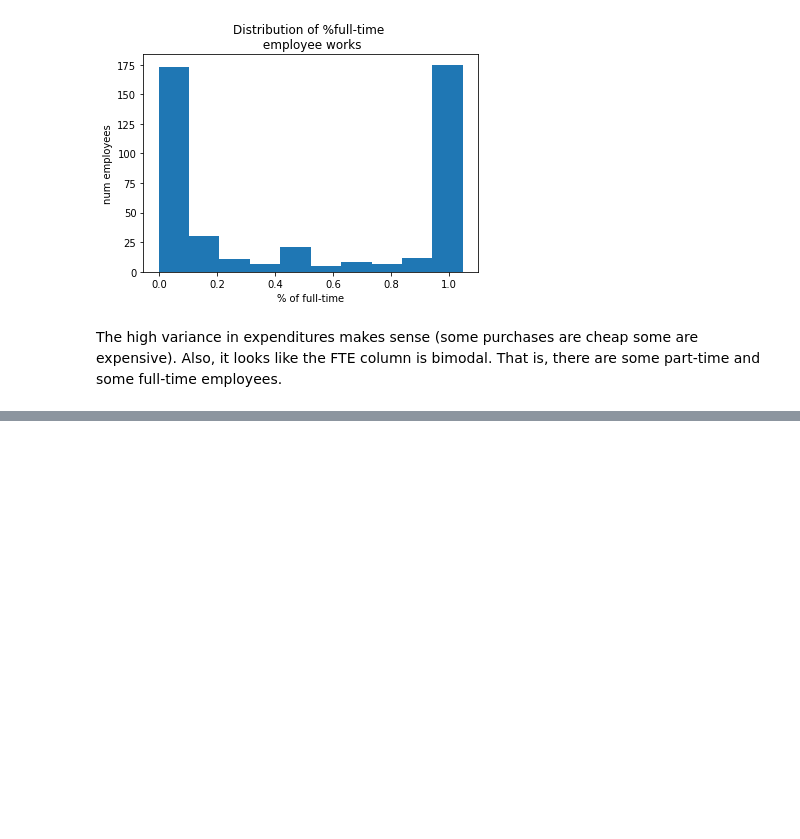
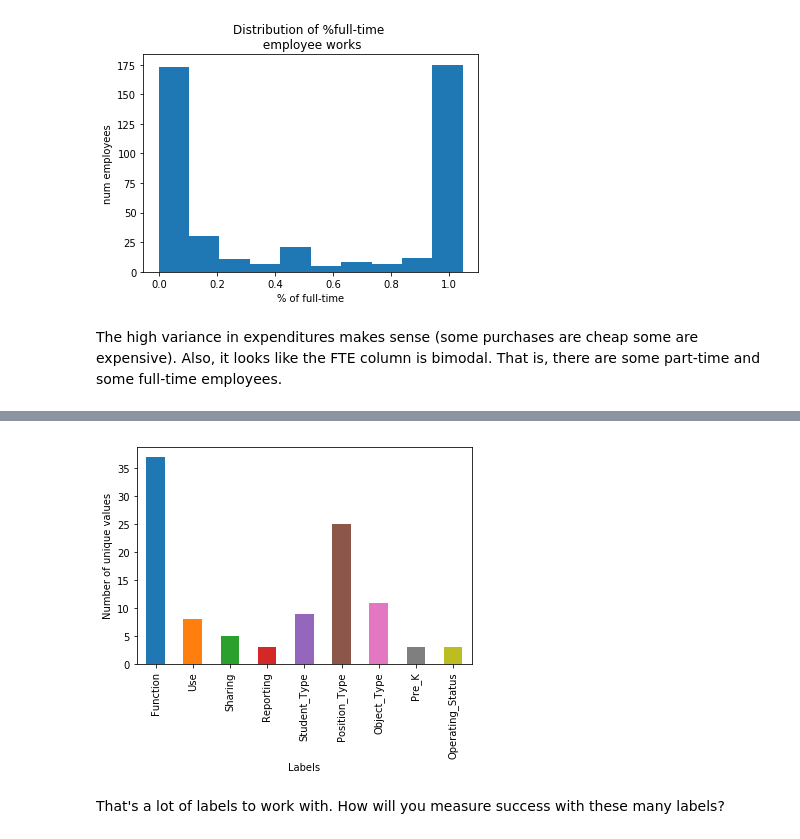
Before and after one commit to mitabunov/DataCamp_pony, a Jupyter notebook: 18_Machine_Learning_with_the_Experts-School_Budgets/01_Exploring_the_raw_data.ipynb, the cells around one changed output, grey strips where cells are left out. Saved outputs shown, nothing was run; the diff lists cells and outputs as text; code cells hidden in the pictures; blank space fills up the shorter version.

```diff
--- a/18_Machine_Learning_with_the_Experts-School_Budgets/01_Exploring_the_raw_data.ipynb
+++ b/18_Machine_Learning_with_the_Experts-School_Budgets/01_Exploring_the_raw_data.ipynb
@@ -135,0 +174,13 @@ The high variance in expenditures makes sense (some purchases are cheap some are
+# %%
+# Load labels corresponding to object types
+LABELS = ['Function', 'Use', 'Sharing', 'Reporting', 'Student_Type',
+          'Position_Type', 'Object_Type',  'Pre_K', 'Operating_Status']
+# %%
+# Define the lambda function: categorize_label
+categorize_label = lambda x: x.astype('category')
+
+# Convert df[LABELS] to a categorical type
+df[LABELS] = df[LABELS].apply(categorize_label, axis=0)
+
+# Print the converted dtypes
+df[LABELS].dtypes
@@ -135,0 +210,17 @@ The high variance in expenditures makes sense (some purchases are cheap some are
+# %%
+# Calculate number of unique values for each label: num_unique_labels
+num_unique_labels = df[LABELS].apply(pd.Series.nunique)
+
+# Plot number of unique values for each label
+num_unique_labels.plot(kind='bar')
+
+# Label the axes
+plt.xlabel('Labels')
+plt.ylabel('Number of unique values')
+
+# Display the plot
+plt.show()
+# %% [output]
+[figure, added]
+# %% [markdown]
+That's a lot of labels to work with. How will you measure success with these many labels?
```
Also changed, not shown: parts of 6 cells of this notebook.
